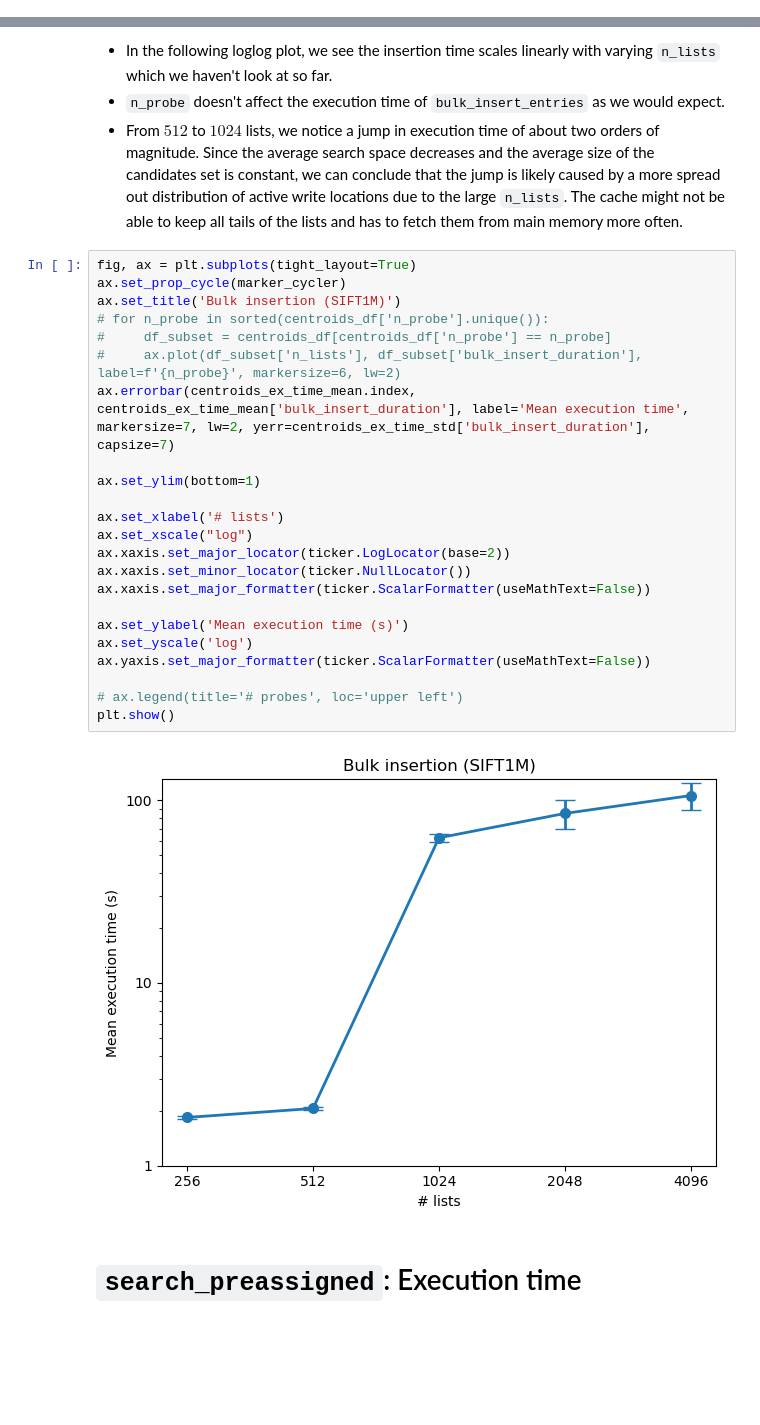
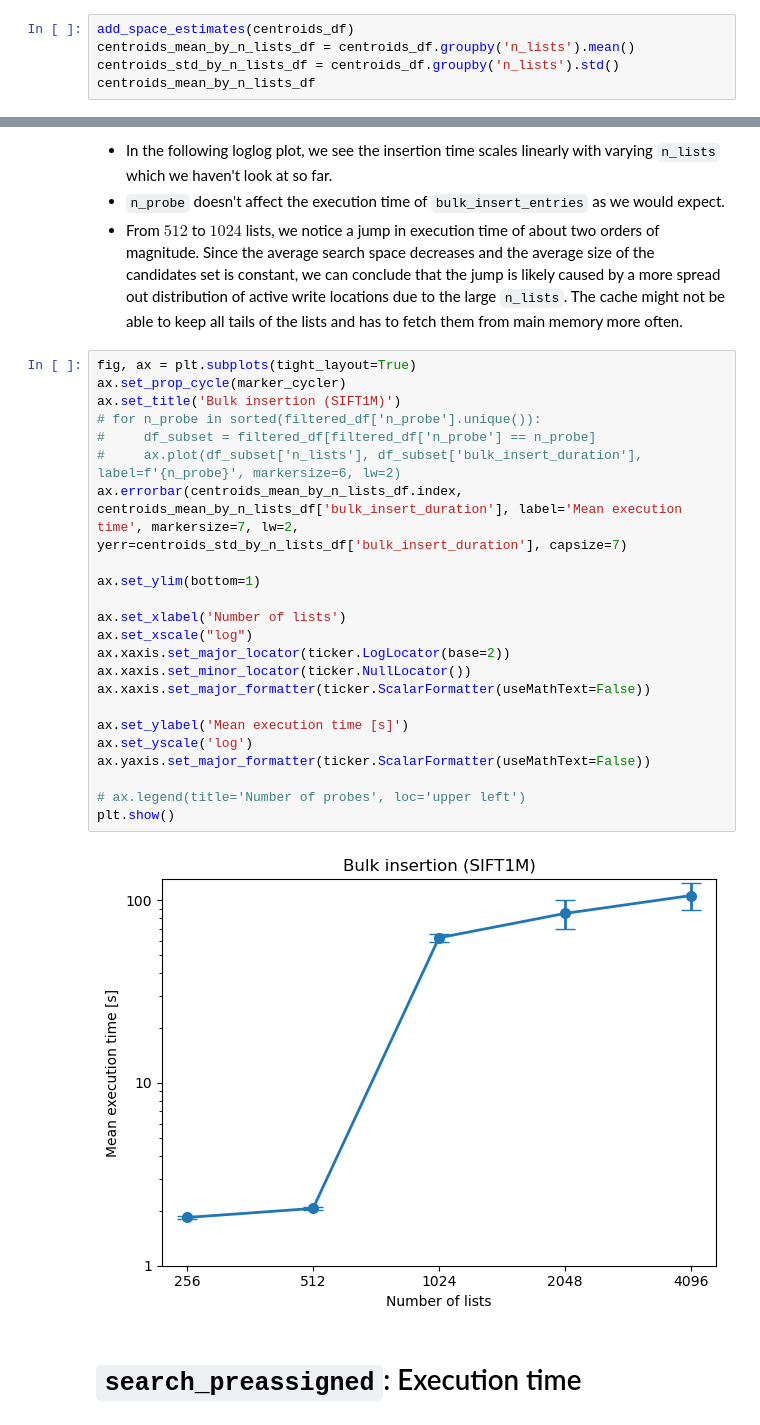
Before and after one commit to TimonFercho/ann-distributed-key-value-store, a Jupyter notebook: evaluation/index/performance/index-search-results.ipynb, the cells around one changed output, grey strips where cells are left out. Drawn from its saved outputs; the diff is of its cells as text; blank space fills up the shorter version.

```diff
--- a/evaluation/index/performance/index-search-results.ipynb
+++ b/evaluation/index/performance/index-search-results.ipynb
@@ -138,0 +190,5 @@ def add_space_estimates(df):
+# %%
+add_space_estimates(centroids_df)
+centroids_mean_by_n_lists_df = centroids_df.groupby('n_lists').mean()
+centroids_std_by_n_lists_df = centroids_df.groupby('n_lists').std()
+centroids_mean_by_n_lists_df
@@ -242,28 +285,28 @@ plot_over_probes(df=centroids_df, y_col='mb_per_s', ylabel='Throughput (MB/s)',
 # %%
 fig, ax = plt.subplots(tight_layout=True)
 ax.set_prop_cycle(marker_cycler)
 ax.set_title('Bulk insertion (SIFT1M)')
-# for n_probe in sorted(centroids_df['n_probe'].unique()):
-#     df_subset = centroids_df[centroids_df['n_probe'] == n_probe]
+# for n_probe in sorted(filtered_df['n_probe'].unique()):
+#     df_subset = filtered_df[filtered_df['n_probe'] == n_probe]
 #     ax.plot(df_subset['n_lists'], df_subset['bulk_insert_duration'], label=f'{n_probe}', markersize=6, lw=2)
-ax.errorbar(centroids_ex_time_mean.index, centroids_ex_time_mean['bulk_insert_duration'], label='Mean execution time', markersize=7, lw=2, yerr=centroids_ex_time_std['bulk_insert_duration'], capsize=7)
+ax.errorbar(centroids_mean_by_n_lists_df.index, centroids_mean_by_n_lists_df['bulk_insert_duration'], label='Mean execution time', markersize=7, lw=2, yerr=centroids_std_by_n_lists_df['bulk_insert_duration'], capsize=7)
 
 ax.set_ylim(bottom=1)
 
-ax.set_xlabel('# lists')
+ax.set_xlabel('Number of lists')
 ax.set_xscale("log")
 ax.xaxis.set_major_locator(ticker.LogLocator(base=2))
 ax.xaxis.set_minor_locator(ticker.NullLocator())
 ax.xaxis.set_major_formatter(ticker.ScalarFormatter(useMathText=False))
 
-ax.set_ylabel('Mean execution time (s)')
+ax.set_ylabel('Mean execution time [s]')
 ax.set_yscale('log')
 ax.yaxis.set_major_formatter(ticker.ScalarFormatter(useMathText=False))
 
-# ax.legend(title='# probes', loc='upper left')
+# ax.legend(title='Number of probes', loc='upper left')
 plt.show()
 # %% [output]
-[figure, old version]
+[figure, new version]
 # %% [markdown]
 # `search_preassigned`: Execution time
 # %% [markdown]
```
Also changed, not shown: parts of 77 cells of this notebook.
